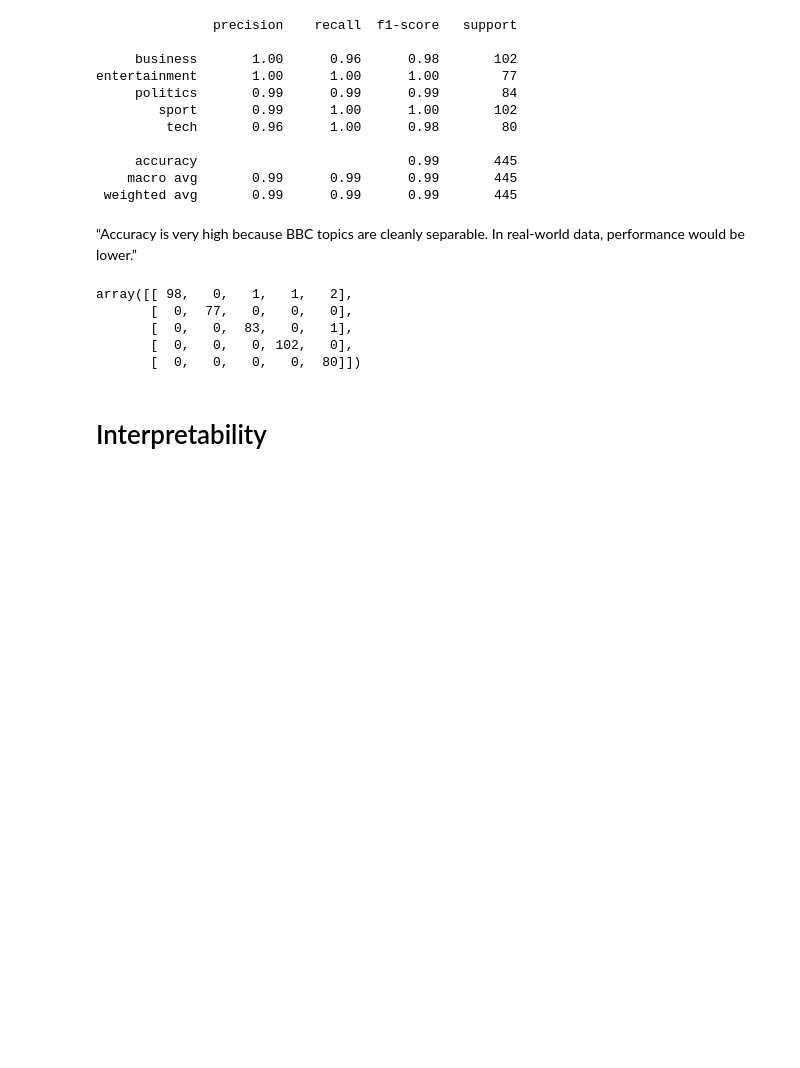
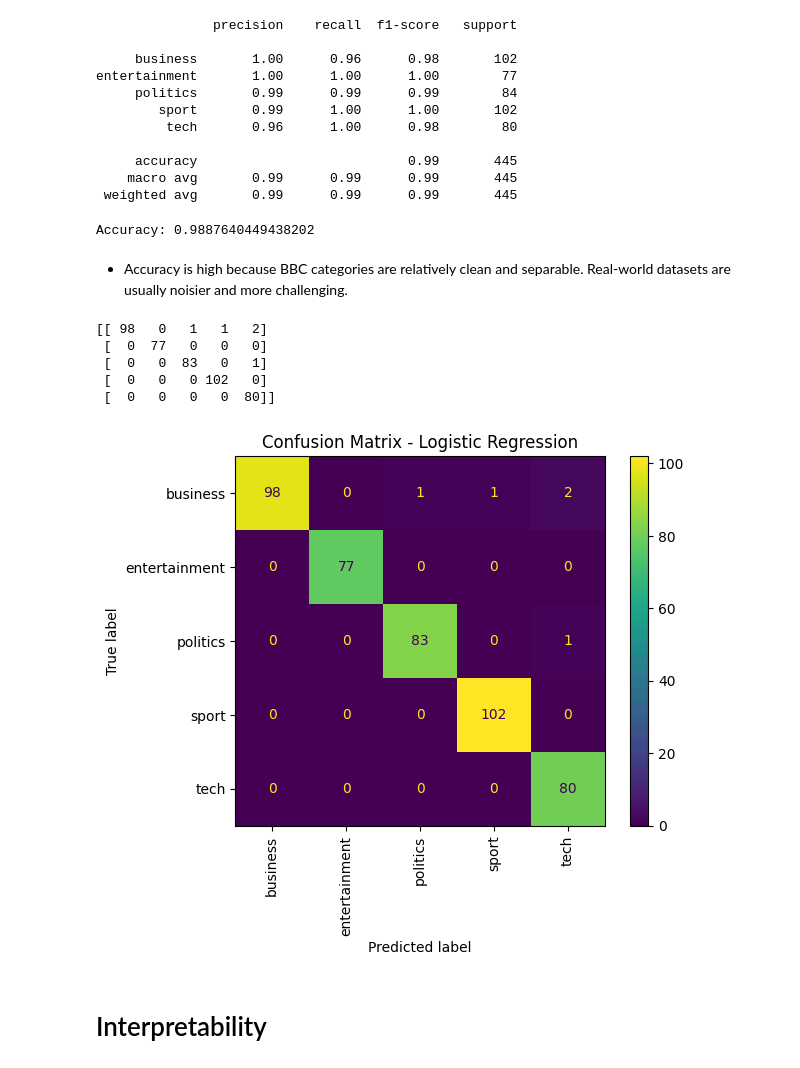
Before and after one commit to SAHIL254/intelligent-document-understanding, a Jupyter notebook: notebooks/03_text_classification.ipynb, the cells around one changed output. Cells and saved outputs as stored; diff of their text form; code cells hidden in the pictures; blank space fills up the shorter version.

```diff
--- a/notebooks/03_text_classification.ipynb
+++ b/notebooks/03_text_classification.ipynb
@@ -25,10 +17,7 @@ from sklearn.metrics import classification_report, confusion_matrix
 # Load preprocessed data
 # %%
 bbc_df = pd.read_csv(
-    "../data/bbc-news-data.csv",
-    sep="\t",
-    engine="python"
-)
+    "../artifacts/processed_bbc.csv")
 
-# Combine title + content
-bbc_df["full_text"] = bbc_df["title"] + ". " + bbc_df["content"]
+
+bbc_df.head()
@@ -37,16 +31,3 @@ bbc_df["full_text"] = bbc_df["title"] + ". " + bbc_df["content"]
-# %%
-import re
-import string
-
-def clean_text(text):
-    text = text.lower()
-    text = re.sub(r"http\S+|www\S+", "", text)
-    text = re.sub(r"\d+", "", text)
-    text = text.translate(str.maketrans("", "", string.punctuation))
-    text = re.sub(r"\s+", " ", text).strip()
-    return text
-
-bbc_df["clean_text"] = bbc_df["full_text"].apply(clean_text)
 # %% [markdown]
 # Prepare X and y
 # %%
@@ -100,16 +83,31 @@ entertainment       1.00      1.00      1.00        77
      accuracy                           0.99       445
     macro avg       0.99      0.99      0.99       445
  weighted avg       0.99      0.99      0.99       445
-# %% [markdown]
-“Accuracy is very high because BBC topics are cleanly separable. In real-world data, performance would be lower.”
+# %%
+accuracy = accuracy_score(y_test, y_pred)
+print("Accuracy:", accuracy)
+# %% [output]
+Accuracy: 0.9887640449438202
+# %% [markdown]
+* Accuracy is high because BBC categories are relatively clean and separable. Real-world datasets are usually noisier and more challenging.
 # %%
-confusion_matrix(y_test, y_pred)
+print(confusion_matrix(y_test, y_pred))
+
+
+import matplotlib.pyplot as plt
+from sklearn.metrics import ConfusionMatrixDisplay
+
+ConfusionMatrixDisplay.from_predictions(y_test, y_pred)
+plt.title("Confusion Matrix - Logistic Regression")
+plt.xticks(rotation=90)
+plt.show()
 # %% [output]
-array([[ 98,   0,   1,   1,   2],
-       [  0,  77,   0,   0,   0],
-       [  0,   0,  83,   0,   1],
-       [  0,   0,   0, 102,   0],
-       [  0,   0,   0,   0,  80]])
+[[ 98   0   1   1   2]
+ [  0  77   0   0   0]
+ [  0   0  83   0   1]
+ [  0   0   0 102   0]
+ [  0   0   0   0  80]]
+[figure, added]
 # %% [markdown]
 # Interpretability
 # %%
```
Also changed, not shown: parts of 12 cells of this notebook, 23 other files.
